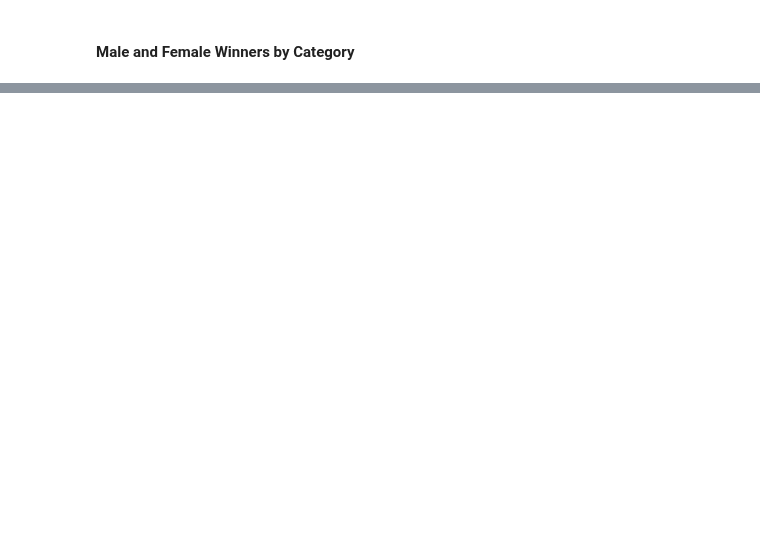
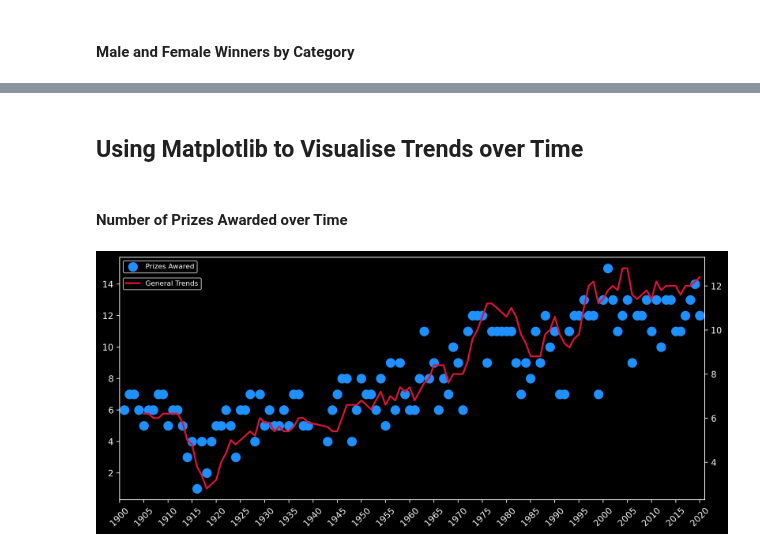
Before and after one commit to ahmedyar7/Data-Science-Projects, a Jupyter notebook: Nobel Prize Analysis/main.ipynb, the cells around one changed output, grey strips where cells are left out. Drawn from its saved outputs; the diff is of its cells as text; code cells hidden in the pictures; blank space fills up the shorter version.

Commit message:
Adding another visualizton of the prize share over a time perions

```diff
--- a/Nobel Prize Analysis/main.ipynb
+++ b/Nobel Prize Analysis/main.ipynb
@@ -195,0 +191,49 @@ Did you mean "margin"?
+# %% [markdown]
+## Using Matplotlib to Visualise Trends over Time
+# %% [markdown]
+#### Number of Prizes Awarded over Time
+# %%
+prize_per_year = df_data.groupby(by="year").count().prize
+prize_moving_avg = prize_per_year.rolling(window=5).mean()
+
+plt.figure(figsize=(12, 5), dpi=200)
+
+plt.xticks(np.arange(1900, 2021, step=5), rotation=45)
+
+axis1 = plt.gca()  # Gets Current Axis
+axis2 = axis1.twinx()  # Copy Y-axis
+
+axis1.set_xlim(1900, 2021)
+
+
+axis1.scatter(
+    x=prize_per_year.index,
+    y=prize_per_year.values,
+    c="dodgerblue",
+    alpha=1,
+    s=100,
+    label="Prizes Awared",
+)
+
+axis2.plot(
+    prize_per_year.index,
+    prize_moving_avg.values,
+    color="crimson",
+    linewidth=2,
+    label="General Trends",
+)
+
+axis1.legend(
+    loc="upper left",
+    bbox_to_anchor=(0, 1),
+    fontsize=8,
+)
+axis2.legend(
+    loc="upper left",
+    bbox_to_anchor=(0, 0.93),
+    fontsize=8,
+)
+
+plt.show()
+# %% [output]
+[figure, added]
```
Also changed, not shown: parts of 3 cells of this notebook.
